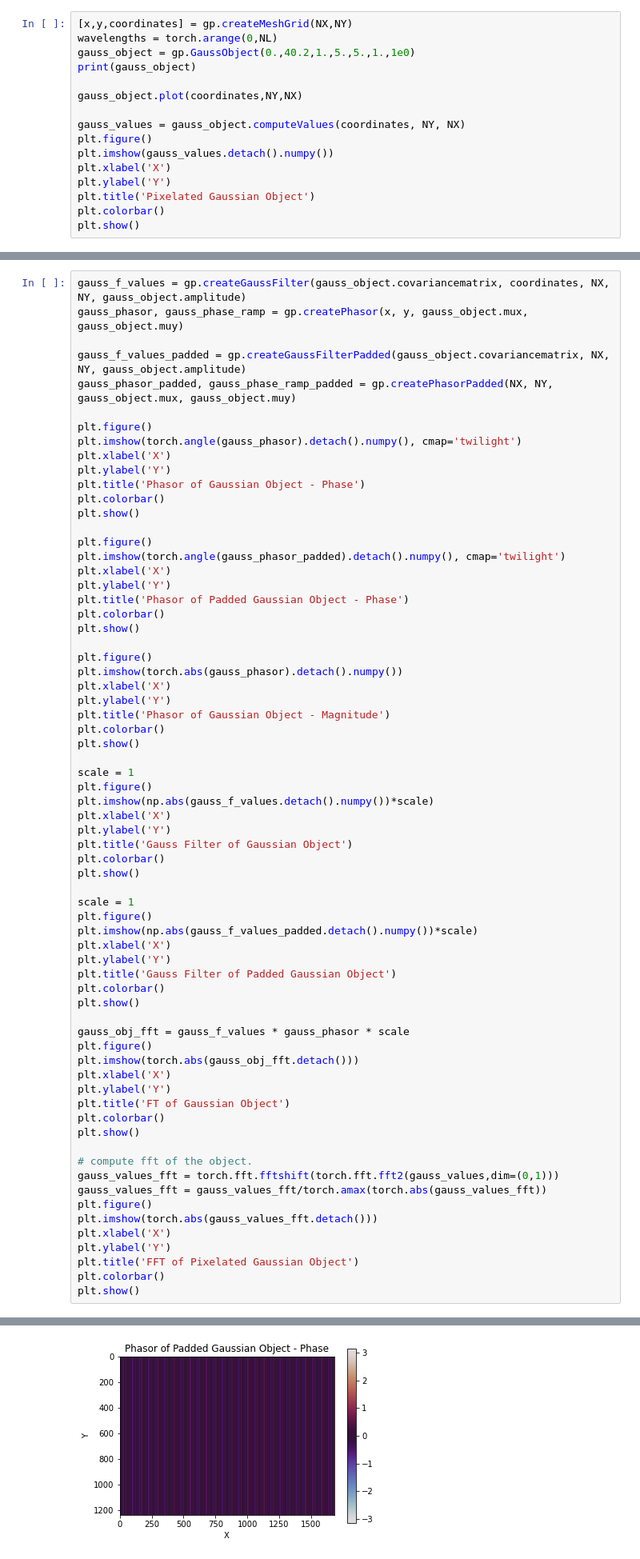
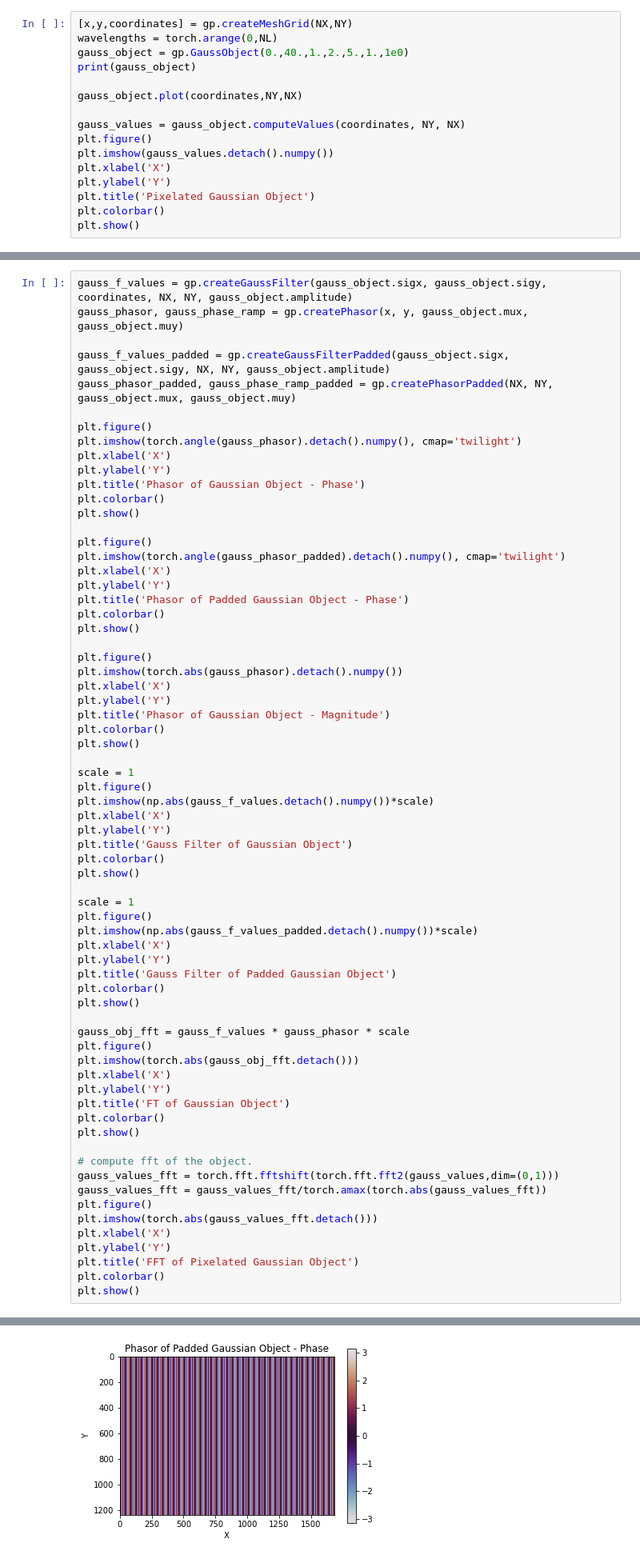
Before and after one commit to neerja/spectralmicroscope_gaussiansplatting, a Jupyter notebook: GaussSplatting/point_localization_debugging.ipynb, the cells around one changed output, grey strips where cells are left out. Shown at 80% size. Cells and saved outputs as stored; diff of their text form.

Commit message:
Changed the createGaussFilter function so that we can learn sigx and sigy. Basically not using torch.MultivariateNormal anywhere anymore, and also not using self.covariancematrix.

```diff
--- a/GaussSplatting/point_localization_debugging.ipynb
+++ b/GaussSplatting/point_localization_debugging.ipynb
@@ -124,7 +128,7 @@ importlib.reload(gp)
 # %%
 [x,y,coordinates] = gp.createMeshGrid(NX,NY)
 wavelengths = torch.arange(0,NL)
-gauss_object = gp.GaussObject(0.,40.2,1.,5.,5.,1.,1e0)
+gauss_object = gp.GaussObject(0.,40.,1.,2.,5.,1.,1e0)
 print(gauss_object)
 
 gauss_object.plot(coordinates,NY,NX)
@@ -145,8 +149,8 @@ gaussObject(mu_x = 40.20000076293945, mu_y = 0.0, mu_l = 1.0), cov = tensor([[25
 # %%
-gauss_f_values = gp.createGaussFilter(gauss_object.covariancematrix, coordinates, NX, NY, gauss_object.amplitude)
+gauss_f_values = gp.createGaussFilter(gauss_object.sigx, gauss_object.sigy, coordinates, NX, NY, gauss_object.amplitude)
 gauss_phasor, gauss_phase_ramp = gp.createPhasor(x, y, gauss_object.mux, gauss_object.muy)
 
-gauss_f_values_padded = gp.createGaussFilterPadded(gauss_object.covariancematrix, NX, NY, gauss_object.amplitude)
+gauss_f_values_padded = gp.createGaussFilterPadded(gauss_object.sigx, gauss_object.sigy, NX, NY, gauss_object.amplitude)
 gauss_phasor_padded, gauss_phase_ramp_padded = gp.createPhasorPadded(NX, NY, gauss_object.mux, gauss_object.muy)
 
 plt.figure()
@@ -215,2 +219,2 @@ plt.show()
-[figure, old version]
+[figure, new version]
 [figure]
```
Also changed, not shown: parts of 3 cells of this notebook, 2 other files.
